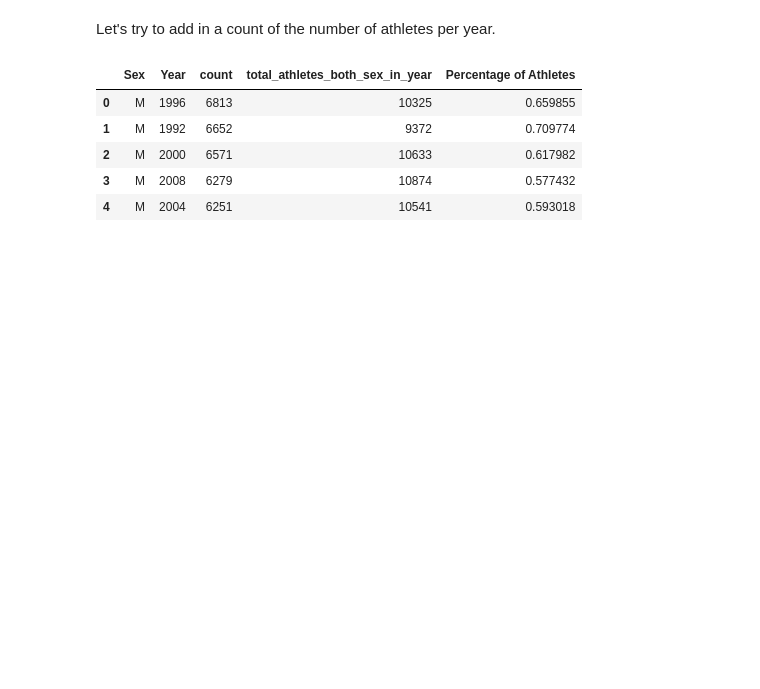
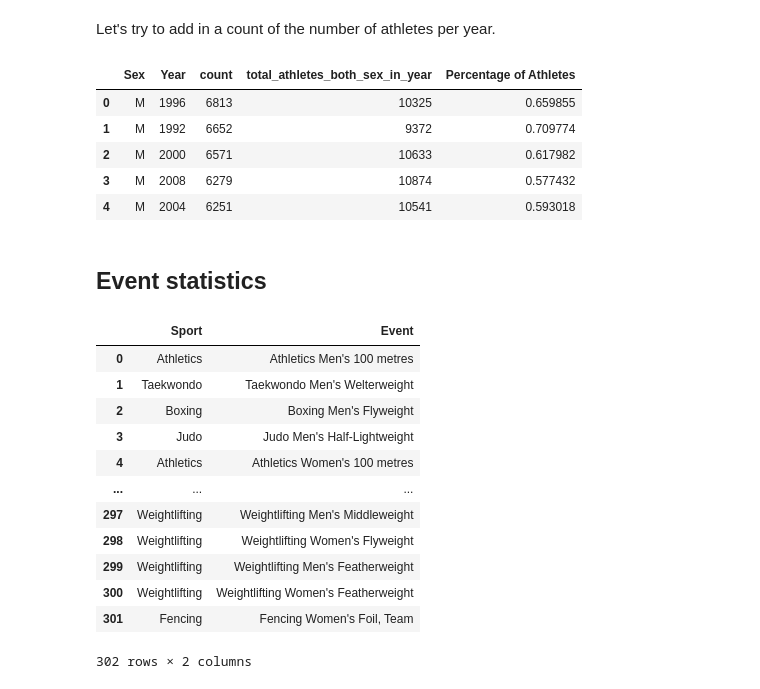
Before and after one commit to hsma-programme/h6_7b_web_apps_1, a Jupyter notebook: exercises/exercise_3/useful_code_snippets_olympic_data.ipynb, the cells around one changed output. Saved outputs shown, nothing was run; the diff lists cells and outputs as text; code cells hidden in the pictures; blank space fills up the shorter version.

```diff
--- a/exercises/exercise_3/useful_code_snippets_olympic_data.ipynb
+++ b/exercises/exercise_3/useful_code_snippets_olympic_data.ipynb
@@ -405,3 +406,21 @@ athlete_counts_by_sex_by_year.head()
 px.bar(athlete_counts_by_sex_by_year,
        x="Year", y="Percentage of Athletes", color="Sex",
        title=f"Change in Gender Split Over Time")
+# %% [markdown]
+## Event statistics
+# %%
+athlete_statistics[athlete_statistics["Year"] == selected_year][['Sport', 'Event']].drop_duplicates().reset_index(drop=True)
+# %% [output]
+|  | Sport | Event |
+| 0 | Athletics | Athletics Men's 100 metres |
+| 1 | Taekwondo | Taekwondo Men's Welterweight |
+| 2 | Boxing | Boxing Men's Flyweight |
+| 3 | Judo | Judo Men's Half-Lightweight |
+| 4 | Athletics | Athletics Women's 100 metres |
+| ... | ... | ... |
+| 297 | Weightlifting | Weightlifting Men's Middleweight |
+| 298 | Weightlifting | Weightlifting Women's Flyweight |
+| 299 | Weightlifting | Weightlifting Men's Featherweight |
+| 300 | Weightlifting | Weightlifting Women's Featherweight |
+| 301 | Fencing | Fencing Women's Foil, Team |
+302 rows × 2 columns
```
Also changed, not shown: parts of 4 cells of this notebook.
